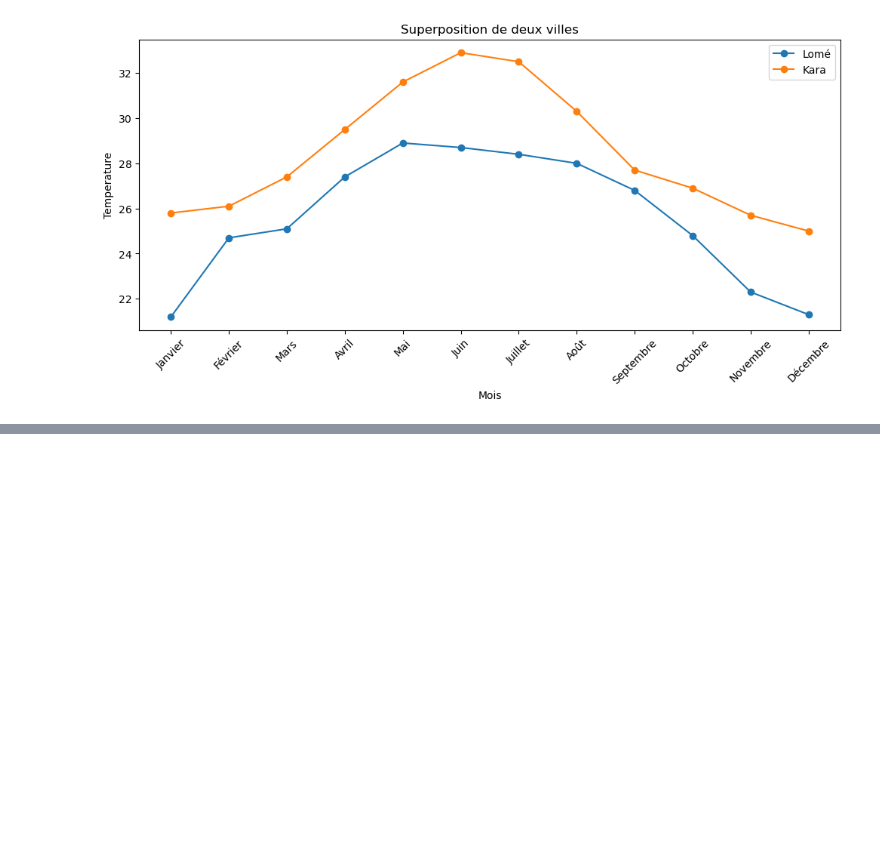
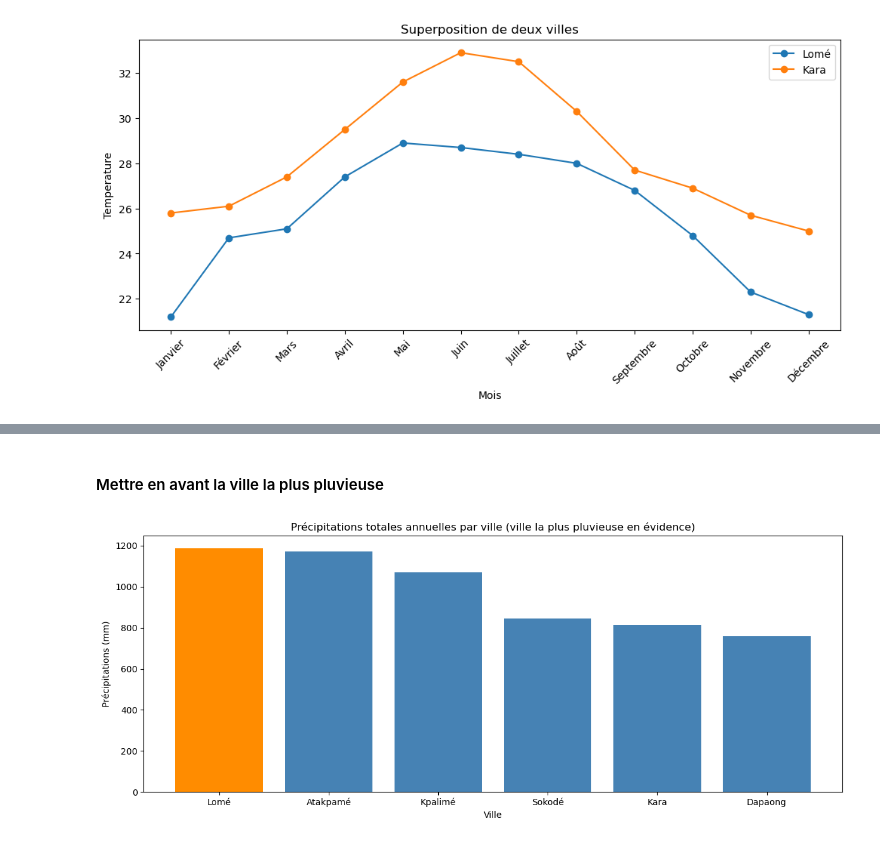
Before and after one commit to wilfriedx20/Analyse_Data_Frame, a Jupyter notebook: meteo_togo_plt/meteo.ipynb, the cells around one changed output, grey strips where cells are left out. Saved outputs shown, nothing was run; the diff lists cells and outputs as text; code cells hidden in the pictures; blank space fills up the shorter version.

```diff
--- a/meteo_togo_plt/meteo.ipynb
+++ b/meteo_togo_plt/meteo.ipynb
@@ -58,0 +85,16 @@ plt.show()
+# %% [markdown]
+#### Mettre en avant la ville la plus pluvieuse
+# %%
+couleurs = ["darkorange" if v == precip_ville.index[0] else "steelblue"
+            for v in precip_ville.index]
+
+plt.figure(figsize=(12,5))
+
+plt.bar(precip_ville.index, precip_ville.values, color=couleurs)
+plt.title("Précipitations totales annuelles par ville (ville la plus pluvieuse en évidence)")
+plt.xlabel("Ville")
+plt.ylabel("Précipitations (mm)")
+plt.tight_layout()
+plt.show()
+# %% [output]
+[figure, added]
```
Also changed, not shown: parts of 4 cells of this notebook.
